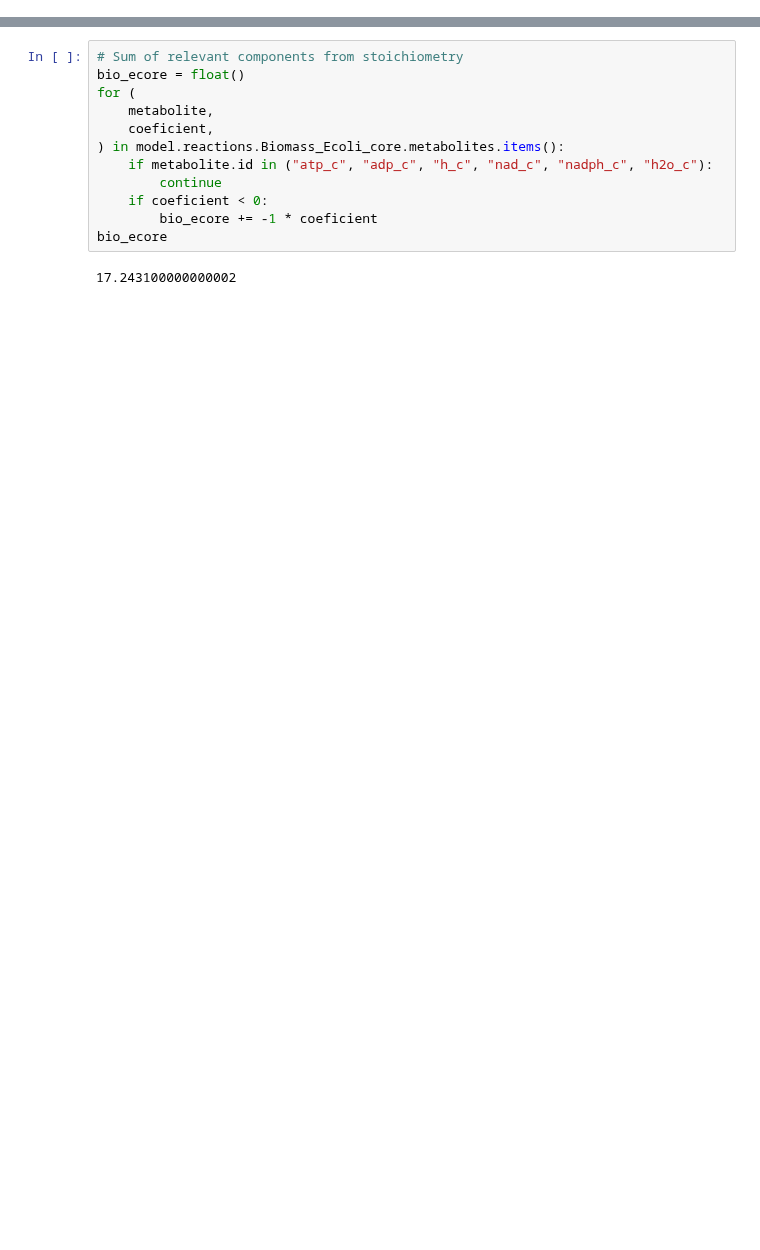
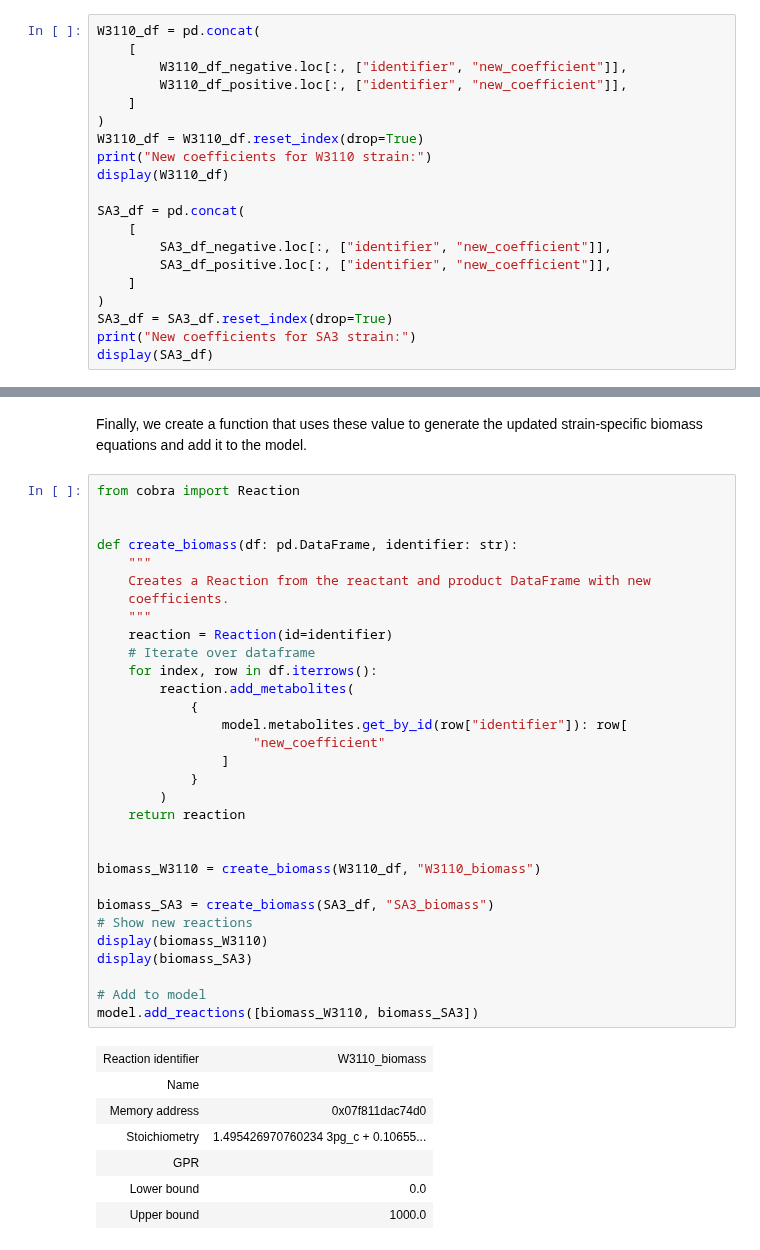
Before and after one commit to Toepfer-Lab/cobramod, a Jupyter notebook: docs/source/shikimate.ipynb, the cells around one changed output, grey strips where cells are left out. Saved outputs shown, nothing was run; the diff lists cells and outputs as text; blank space fills up the shorter version.

```diff
--- a/docs/source/shikimate.ipynb
+++ b/docs/source/shikimate.ipynb
@@ -211,0 +227,20 @@ model.reactions.Biomass_Ecoli_core.reaction
+# %%
+W3110_df = pd.concat(
+    [
+        W3110_df_negative.loc[:, ["identifier", "new_coefficient"]],
+        W3110_df_positive.loc[:, ["identifier", "new_coefficient"]],
+    ]
+)
+W3110_df = W3110_df.reset_index(drop=True)
+print("New coefficients for W3110 strain:")
+display(W3110_df)
+
+SA3_df = pd.concat(
+    [
+        SA3_df_negative.loc[:, ["identifier", "new_coefficient"]],
+        SA3_df_positive.loc[:, ["identifier", "new_coefficient"]],
+    ]
+)
+SA3_df = SA3_df.reset_index(drop=True)
+print("New coefficients for SA3 strain:")
+display(SA3_df)
@@ -212,14 +284,41 @@ model.reactions.Biomass_Ecoli_core.reaction
+# %% [markdown]
+Finally, we create a function that uses these value to generate the updated strain-specific biomass equations and add it to the model.
 # %%
-# Sum of relevant components from stoichiometry
-bio_ecore = float()
-for (
-    metabolite,
-    coeficient,
-) in model.reactions.Biomass_Ecoli_core.metabolites.items():
-    if metabolite.id in ("atp_c", "adp_c", "h_c", "nad_c", "nadph_c", "h2o_c"):
-        continue
-    if coeficient < 0:
-        bio_ecore += -1 * coeficient
-bio_ecore
+from cobra import Reaction
+
+
+def create_biomass(df: pd.DataFrame, identifier: str):
+    """
+    Creates a Reaction from the reactant and product DataFrame with new
+    coefficients.
+    """
+    reaction = Reaction(id=identifier)
+    # Iterate over dataframe
+    for index, row in df.iterrows():
+        reaction.add_metabolites(
+            {
+                model.metabolites.get_by_id(row["identifier"]): row[
+                    "new_coefficient"
+                ]
+            }
+        )
+    return reaction
+
+
+biomass_W3110 = create_biomass(W3110_df, "W3110_biomass")
+
+biomass_SA3 = create_biomass(SA3_df, "SA3_biomass")
+# Show new reactions
+display(biomass_W3110)
+display(biomass_SA3)
+
+# Add to model
+model.add_reactions([biomass_W3110, biomass_SA3])
 # %% [output]
-17.243100000000002
+| Reaction identifier | W3110_biomass |
+| Name |  |
+| Memory address | 0x07f811dac74d0 |
+| Stoichiometry | 1.495426970760234 3pg_c + 0.10655... |
+| GPR |  |
+| Lower bound | 0.0 |
+| Upper bound | 1000.0 |
```
Also changed, not shown: parts of 42 cells of this notebook, 28 other files.
